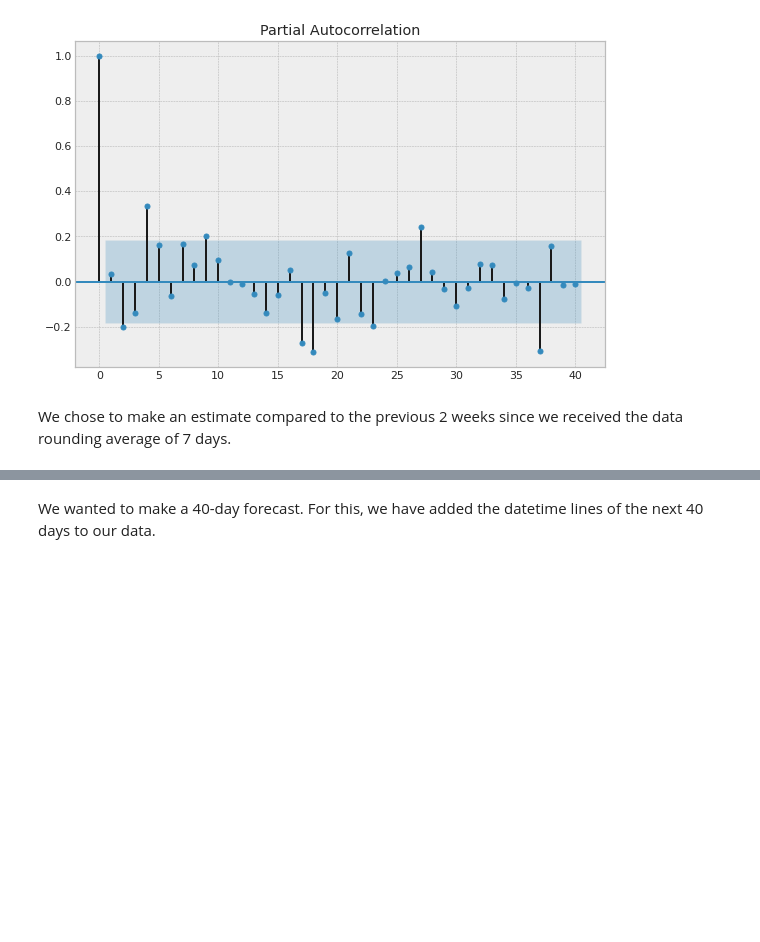
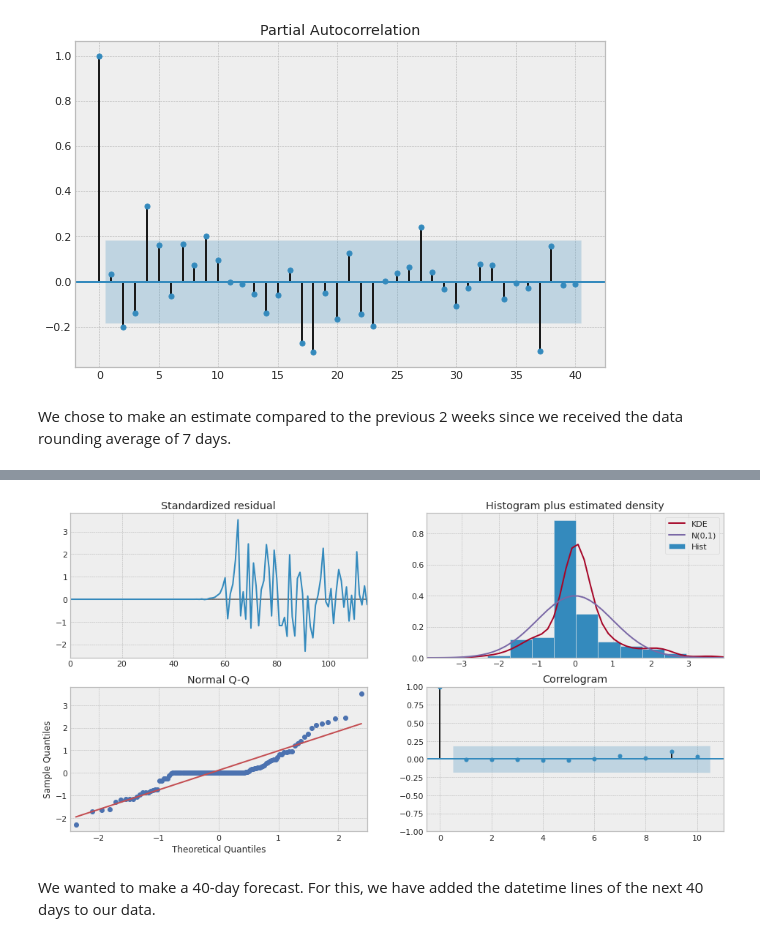
Before and after one commit to bubabi/covid-19-forecasting, a Jupyter notebook: ARIMA_SARIMAX.ipynb, the cells around one changed output, grey strips where cells are left out. Saved outputs shown, nothing was run; the diff lists cells and outputs as text; code cells hidden in the pictures; blank space fills up the shorter version.

```diff
--- a/ARIMA_SARIMAX.ipynb
+++ b/ARIMA_SARIMAX.ipynb
@@ -852,6 +852,11 @@ Covariance Type:                  opg
 
 Warnings:
 [1] Covariance matrix calculated using the outer product of gradients (complex-step).
+# %%
+cases_results.plot_diagnostics(figsize=(16, 8))
+plt.show()
+# %% [output]
+[figure, added]
 # %% [markdown]
 We wanted to make a 40-day forecast. For this, we have added the datetime lines of the next 40 days to our data.
 # %%
```
Also changed, not shown: parts of 5 cells of this notebook.
